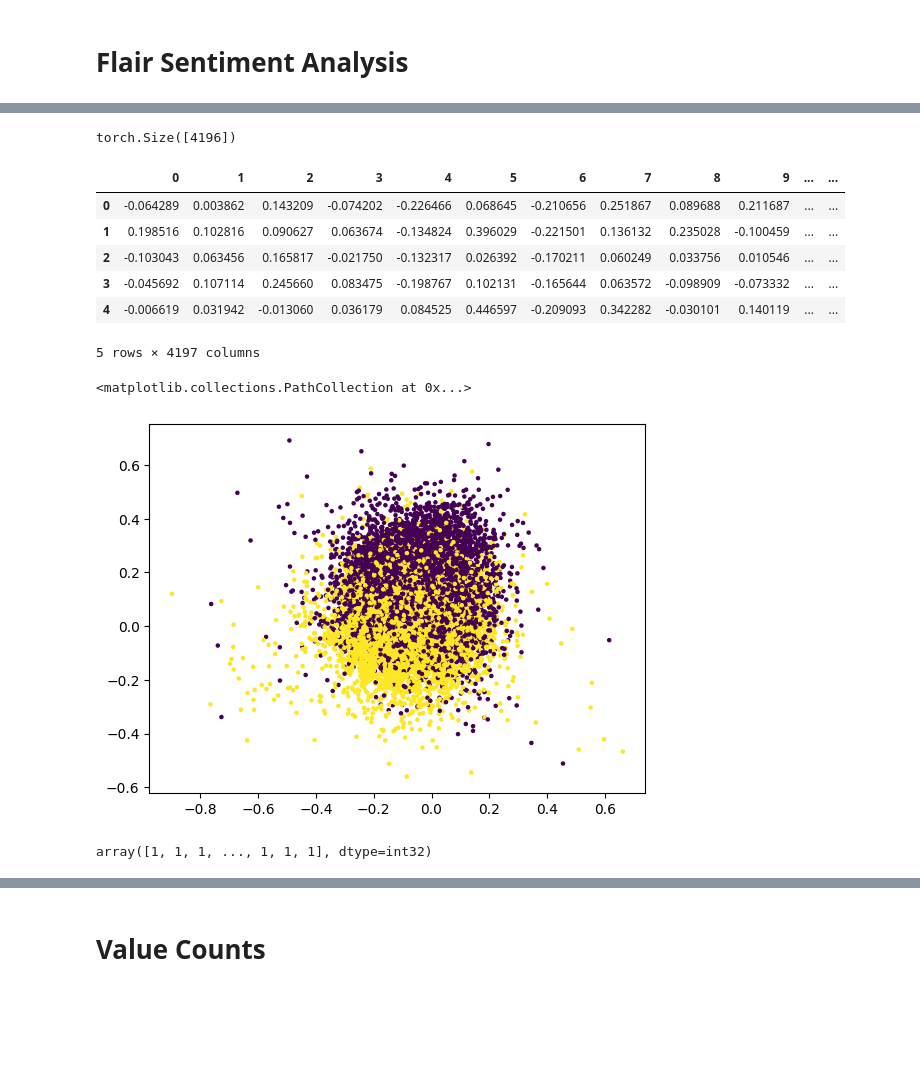
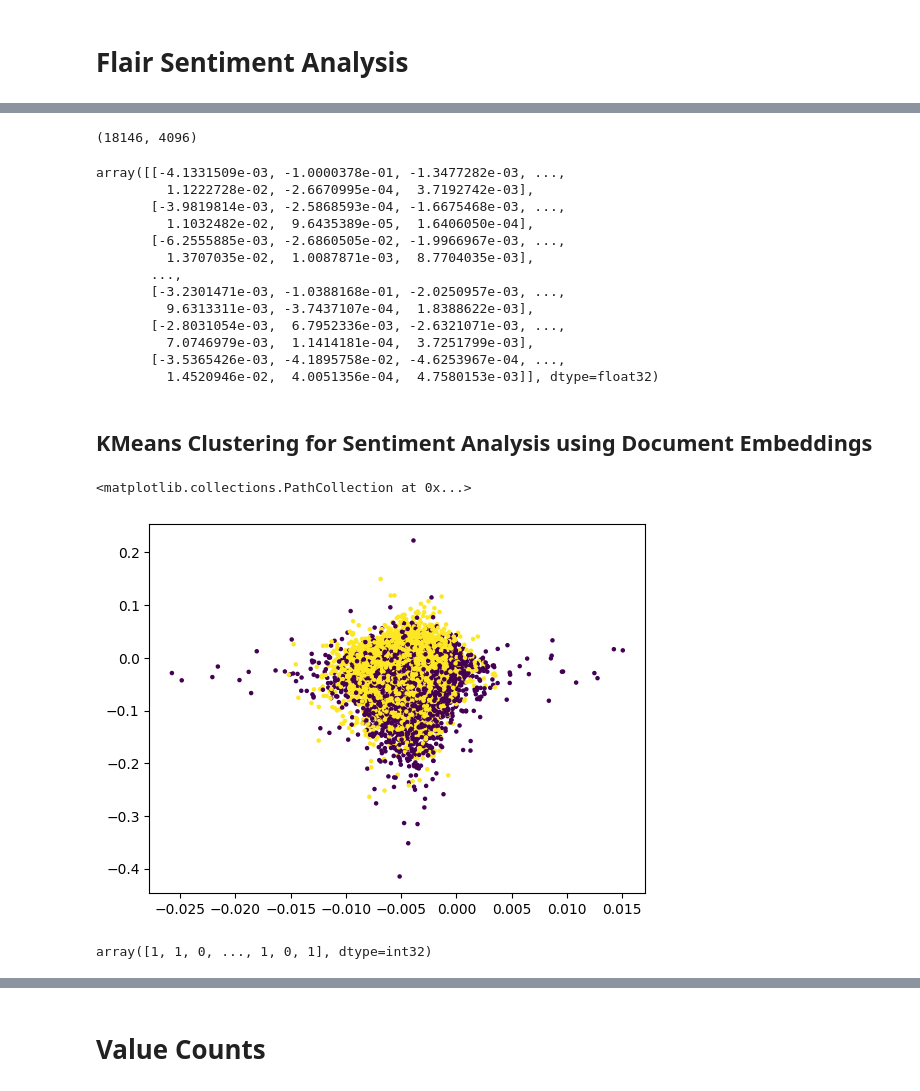
Before and after one commit to arjunality/twitter_data_analysis, a Jupyter notebook: v2/codefiles/data_sentiment_analysis_v2.ipynb, the cells around one changed output, grey strips where cells are left out. Saved outputs shown, nothing was run; the diff lists cells and outputs as text; code cells hidden in the pictures; blank space fills up the shorter version.

Commit message:
performed kmeans clustering on fasttext embeddings

```diff
--- a/v2/codefiles/data_sentiment_analysis_v2.ipynb
+++ b/v2/codefiles/data_sentiment_analysis_v2.ipynb
@@ -3,24 +3,28 @@ import pandas as pd
 import numpy as np
 import matplotlib.pyplot as plt
 import seaborn as sns
-
 import torch
 import tqdm
+import copy
 
 from flair.data import Sentence
 from flair.nn import Classifier
 from flair.embeddings import WordEmbeddings, FlairEmbeddings, DocumentPoolEmbeddings
 tagger = Classifier.load('sentiment-fast')
 glove_embeddings = WordEmbeddings('glove')
-document_embeddings = DocumentPoolEmbeddings([WordEmbeddings('glove'),
-                                              FlairEmbeddings('fi-forward'),
+document_embeddings = DocumentPoolEmbeddings([FlairEmbeddings('fi-forward'),
                                               FlairEmbeddings('fi-backward')])
-# twitter_embeddings = WordEmbeddings('twitter')
-
-from sklearn.cluster import KMeans
 
 import nltk
 from nltk.sentiment import SentimentIntensityAnalyzer
-# import textblob
+from nltk.tokenize import TweetTokenizer
+nltk.download('vader_lexicon')
 
-nltk.download('vader_lexicon')
+from gensim.models import Word2Vec
+from gensim.models.fasttext import FastText
+
+from sklearn.cluster import KMeans
+from sklearn.feature_extraction.text import TfidfVectorizer
+from sklearn.decomposition import NMF
+from sklearn.feature_extraction import text
+from sklearn.preprocessing import MinMaxScaler
@@ -27,7 +35,5 @@ nltk.download('vader_lexicon')
 # %%
-tweets_df = pd.read_csv('/Users/nitanshjain/Documents/Projects/Twitter_Data_Analysis/v2/data/tweets_cleaned_translated_v2.csv')
-tweets_df.tweet = tweets_df.tweet_translated
-tweets_df.drop(['tweet_translated'], axis=1, inplace=True)
+tweets_df = pd.read_csv('/Users/nitanshjain/Documents/Projects/Twitter_Data_Analysis/v2/data/tweets_cleaned_v2.csv')
 print(tweets_df.shape)
 tweets_df.head()
 # %% [output]
@@ -40,0 +47,8 @@ tweets_df.head()
+# %%
+def creating_tokens(tweets):
+    tokenizer = TweetTokenizer()
+    tokens = tokenizer.tokenize(tweets)
+    return tokens
+
+tweets_df['tweets_tokens'] = tweets_df.apply(lambda x: creating_tokens(x['tweet']), axis=1)
+tweets_df.head()
@@ -162,40 +214,44 @@ matrix
  ...]
-# %%
-matrix[0].shape
-# %% [output]
-torch.Size([4196])
 # %%
 def convert_to_numpy(tensor):
     tensor = tensor.numpy()
     return tensor
 
 tweets_flair_document_embeddings = map(convert_to_numpy, matrix)
-col_names = [str(i) for i in range(0, 4196)]
+col_names = [str(i) for i in range(0, 4096)]
 tweets_flair_document_embeddings_df = pd.DataFrame(data=tweets_flair_document_embeddings)
-tweets_flair_document_embeddings_df['id'] = tweets_df.tweet_id
 
 tweets_flair_document_embeddings = tweets_flair_document_embeddings_df.values
-tweets_flair_document_embeddings.shape
-tweets_flair_document_embeddings_df.head()
+print(tweets_flair_document_embeddings.shape)
+tweets_flair_document_embeddings
 # %% [output]
-|  | 0 | 1 | 2 | 3 | 4 | 5 | 6 | 7 | 8 | 9 | ... | ... |
-| 0 | -0.064289 | 0.003862 | 0.143209 | -0.074202 | -0.226466 | 0.068645 | -0.210656 | 0.251867 | 0.089688 | 0.211687 | ... | ... |
-| 1 | 0.198516 | 0.102816 | 0.090627 | 0.063674 | -0.134824 | 0.396029 | -0.221501 | 0.136132 | 0.235028 | -0.100459 | ... | ... |
-| 2 | -0.103043 | 0.063456 | 0.165817 | -0.021750 | -0.132317 | 0.026392 | -0.170211 | 0.060249 | 0.033756 | 0.010546 | ... | ... |
-| 3 | -0.045692 | 0.107114 | 0.245660 | 0.083475 | -0.198767 | 0.102131 | -0.165644 | 0.063572 | -0.098909 | -0.073332 | ... | ... |
-| 4 | -0.006619 | 0.031942 | -0.013060 | 0.036179 | 0.084525 | 0.446597 | -0.209093 | 0.342282 | -0.030101 | 0.140119 | ... | ... |
-5 rows × 4197 columns
+(18146, 4096)
+array([[-4.1331509e-03, -1.0000378e-01, -1.3477282e-03, ...,
+         1.1222728e-02, -2.6670995e-04,  3.7192742e-03],
+       [-3.9819814e-03, -2.5868593e-04, -1.6675468e-03, ...,
+         1.1032482e-02,  9.6435389e-05,  1.6406050e-04],
+       [-6.2555885e-03, -2.6860505e-02, -1.9966967e-03, ...,
+         1.3707035e-02,  1.0087871e-03,  8.7704035e-03],
+       ...,
+       [-3.2301471e-03, -1.0388168e-01, -2.0250957e-03, ...,
+         9.6313311e-03, -3.7437107e-04,  1.8388622e-03],
+       [-2.8031054e-03,  6.7952336e-03, -2.6321071e-03, ...,
+         7.0746979e-03,  1.1414181e-04,  3.7251799e-03],
+       [-3.5365426e-03, -4.1895758e-02, -4.6253967e-04, ...,
+         1.4520946e-02,  4.0051356e-04,  4.7580153e-03]], dtype=float32)
+# %% [markdown]
+## KMeans Clustering for Sentiment Analysis using Document Embeddings
 # %%
 model_document = KMeans(n_clusters=2, max_iter=1000, random_state=42).fit(X=tweets_flair_document_embeddings)
 positive_cluster_center_document = model_document.cluster_centers_[0]
 negative_cluster_center_document = model_document.cluster_centers_[1]
-plt.scatter(tweets_flair_document_embeddings[:,0], tweets_flair_document_embeddings[:,1], c=model.labels_, cmap='viridis', s=5)
+plt.scatter(tweets_flair_document_embeddings[:,0], tweets_flair_document_embeddings[:,1], c=model_document.labels_, cmap='viridis', s=5)
 # %% [output]
 <matplotlib.collections.PathCollection at 0x...>
-[figure, old version]
+[figure, new version]
 # %%
-labels = model_document.predict(tweets_flair_document_embeddings_df.drop(['id'], axis=1))
+labels = model_document.predict(tweets_flair_document_embeddings_df)
 labels
 # %% [output]
-array([1, 1, 1, ..., 1, 1, 1], dtype=int32)
+array([1, 1, 0, ..., 1, 0, 1], dtype=int32)
 # %%
```
Also changed, not shown: parts of 45 cells of this notebook, 8 other files.
